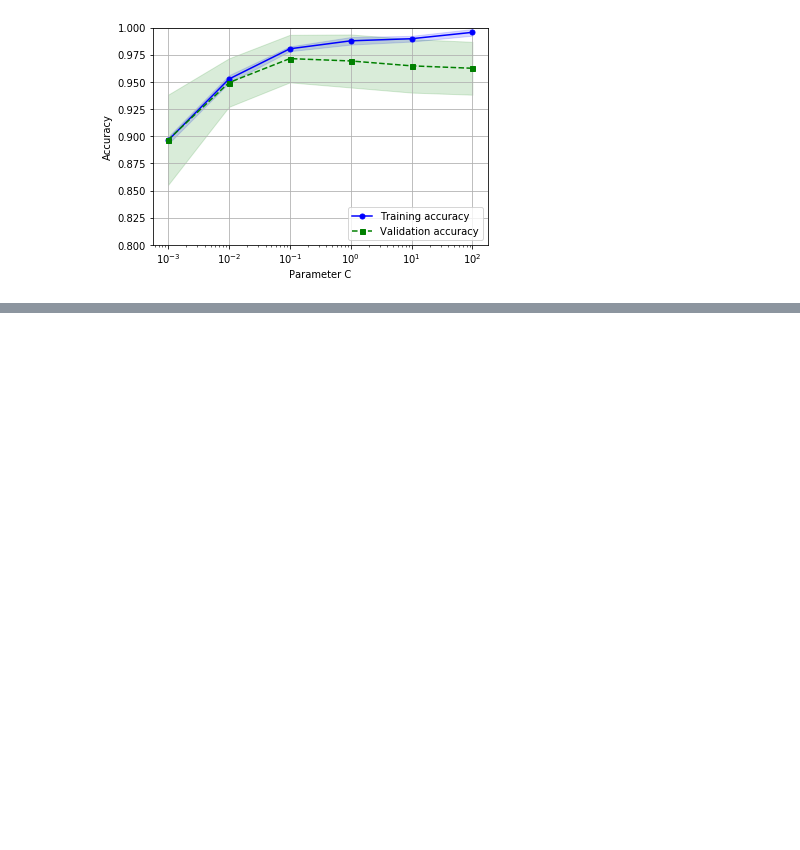
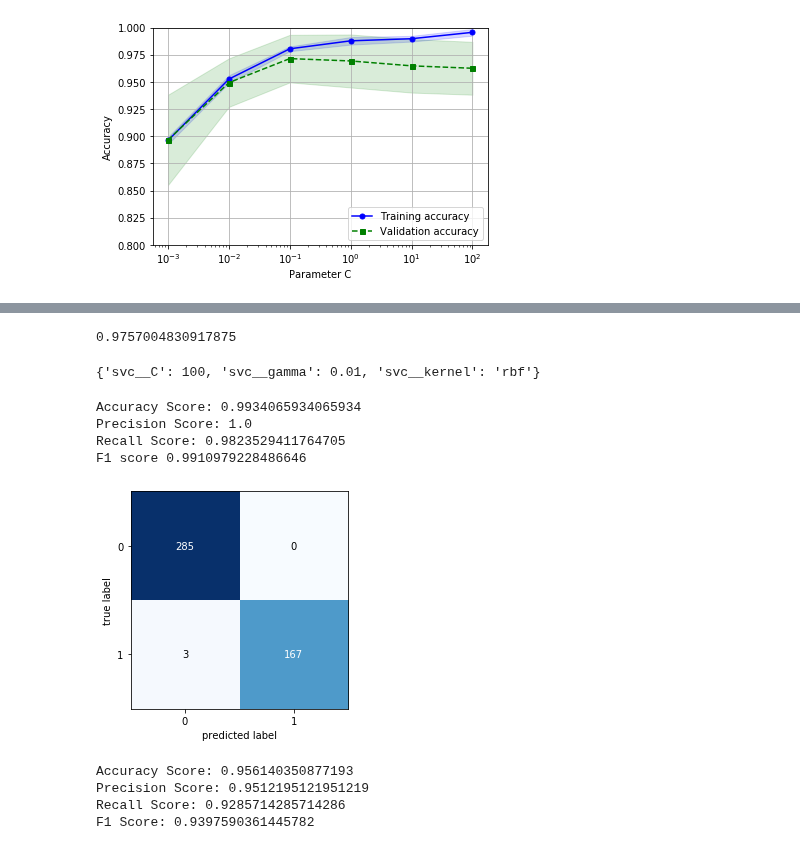
Before and after one commit to sergiovasquez122/CECS-456, a Jupyter notebook: Model_Evaluation_and_Hyperparameter_tuning.ipynb, the cells around one changed output, grey strips where cells are left out. Drawn from its saved outputs; the diff is of its cells as text; code cells hidden in the pictures; blank space fills up the shorter version.

```diff
--- a/Model_Evaluation_and_Hyperparameter_tuning.ipynb
+++ b/Model_Evaluation_and_Hyperparameter_tuning.ipynb
@@ -186,3 +185,23 @@ plt.ylim([0.8, 1.0])
 plt.show()
 # %% [output]
 [figure]
+# %%
+from sklearn.model_selection import GridSearchCV
+from sklearn.svm import SVC
+
+pipe_svc = make_pipeline(StandardScaler(),
+                        SVC(random_state = 42))
+param_range = [0.0001, 0.001, 0.01, 0.1, 10, 10.0, 100, 1000]
+param_grid = [{'svc__C' : param_range,
+              'svc__kernel' : ['Linear']},
+             {'svc__C' : param_range,
+             'svc__gamma' : param_range,
+             'svc__kernel' : ['rbf']}]
+gs = GridSearchCV(estimator = pipe_svc,
+                 param_grid = param_grid,
+                 scoring = 'accuracy',
+                 cv = 10,
+                 refit = True,
+                 n_jobs = -1,
+                 verbose = 3)
+gs = gs.fit(X_train, y_train)
@@ -188,0 +213,36 @@ plt.show()
+# %%
+print(gs.best_score_)
+# %% [output]
+0.9757004830917875
+# %%
+print(gs.best_params_)
+# %% [output]
+{'svc__C': 100, 'svc__gamma': 0.01, 'svc__kernel': 'rbf'}
+# %%
+best_svm = gs.best_estimator_
+print('Accuracy Score:', accuracy_score(y_train, best_svm.predict(X_train)))
+print('Precision Score:', precision_score(y_train, best_svm.predict(X_train)))
+print('Recall Score:', recall_score(y_train, best_svm.predict(X_train)))
+print('F1 score', f1_score(y_train, best_svm.predict(X_train)))
+# %% [output]
+Accuracy Score: 0.9934065934065934
+Precision Score: 1.0
+Recall Score: 0.9823529411764705
+F1 score 0.9910979228486646
+# %%
+conf_mat = confusion_matrix(y_train, best_svm.predict(X_train))
+plot_confusion_matrix(conf_mat)
+plt.show()
+# %% [output]
+[figure, added]
+# %%
+y_predictions = best_svm.predict(X_test)
+print('Accuracy Score:', accuracy_score(y_test, y_predictions))
+print('Precision Score:', precision_score(y_test, y_predictions))
+print('Recall Score:', recall_score(y_test, y_predictions))
+print('F1 Score:', f1_score(y_test, y_predictions))
+# %% [output]
+Accuracy Score: 0.956140350877193
+Precision Score: 0.9512195121951219
+Recall Score: 0.9285714285714286
+F1 Score: 0.9397590361445782
```
Also changed, not shown: parts of 9 cells of this notebook.
